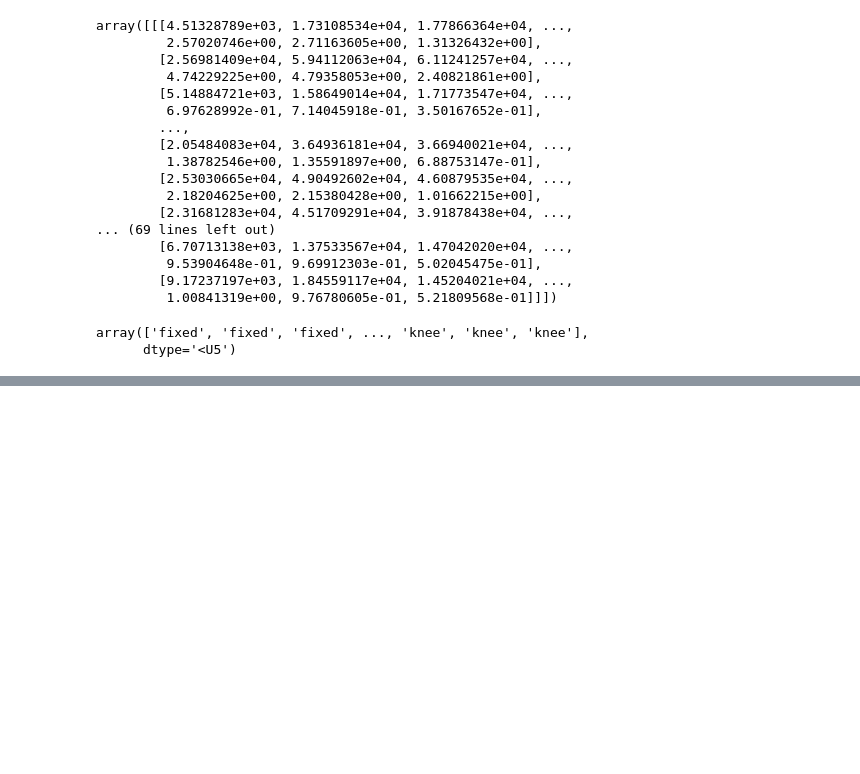
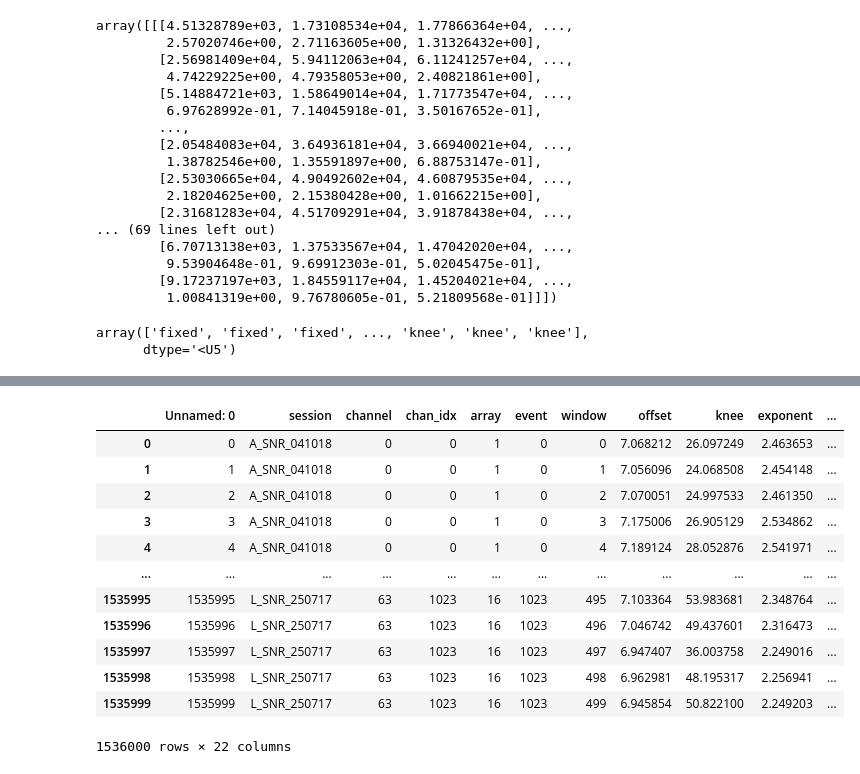
Before and after one commit to voytekresearch/v1_v4_1024_elec, a Jupyter notebook: notebooks/analysis/single_trial_parametrization.ipynb, the cells around one changed output, grey strips where cells are left out. Cells and saved outputs as stored; diff of their text form; code cells hidden in the pictures; blank space fills up the shorter version.

```diff
--- a/notebooks/analysis/single_trial_parametrization.ipynb
+++ b/notebooks/analysis/single_trial_parametrization.ipynb
@@ -79,0 +325,17 @@ array(['fixed', 'fixed', 'fixed', ..., 'knee', 'knee', 'knee'],
+# %%
+data_stm_mua = pd.read_csv(r"G:\Shared drives\v1_v4_1024\data\results\lfp_stm_params_mua.csv")
+data_stm_mua
+# %% [output]
+|  | Unnamed: 0 | session | channel | chan_idx | array | event | window | offset | knee | exponent | ... |
+| 0 | 0 | A_SNR_041018 | 0 | 0 | 1 | 0 | 0 | 7.068212 | 26.097249 | 2.463653 | ... |
+| 1 | 1 | A_SNR_041018 | 0 | 0 | 1 | 0 | 1 | 7.056096 | 24.068508 | 2.454148 | ... |
+| 2 | 2 | A_SNR_041018 | 0 | 0 | 1 | 0 | 2 | 7.070051 | 24.997533 | 2.461350 | ... |
+| 3 | 3 | A_SNR_041018 | 0 | 0 | 1 | 0 | 3 | 7.175006 | 26.905129 | 2.534862 | ... |
+| 4 | 4 | A_SNR_041018 | 0 | 0 | 1 | 0 | 4 | 7.189124 | 28.052876 | 2.541971 | ... |
+| ... | ... | ... | ... | ... | ... | ... | ... | ... | ... | ... | ... |
+| 1535995 | 1535995 | L_SNR_250717 | 63 | 1023 | 16 | 1023 | 495 | 7.103364 | 53.983681 | 2.348764 | ... |
+| 1535996 | 1535996 | L_SNR_250717 | 63 | 1023 | 16 | 1023 | 496 | 7.046742 | 49.437601 | 2.316473 | ... |
+| 1535997 | 1535997 | L_SNR_250717 | 63 | 1023 | 16 | 1023 | 497 | 6.947407 | 36.003758 | 2.249016 | ... |
+| 1535998 | 1535998 | L_SNR_250717 | 63 | 1023 | 16 | 1023 | 498 | 6.962981 | 48.195317 | 2.256941 | ... |
+| 1535999 | 1535999 | L_SNR_250717 | 63 | 1023 | 16 | 1023 | 499 | 6.945854 | 50.822100 | 2.249203 | ... |
+1536000 rows × 22 columns
```
Also changed, not shown: parts of 15 cells of this notebook, 2 other files.
